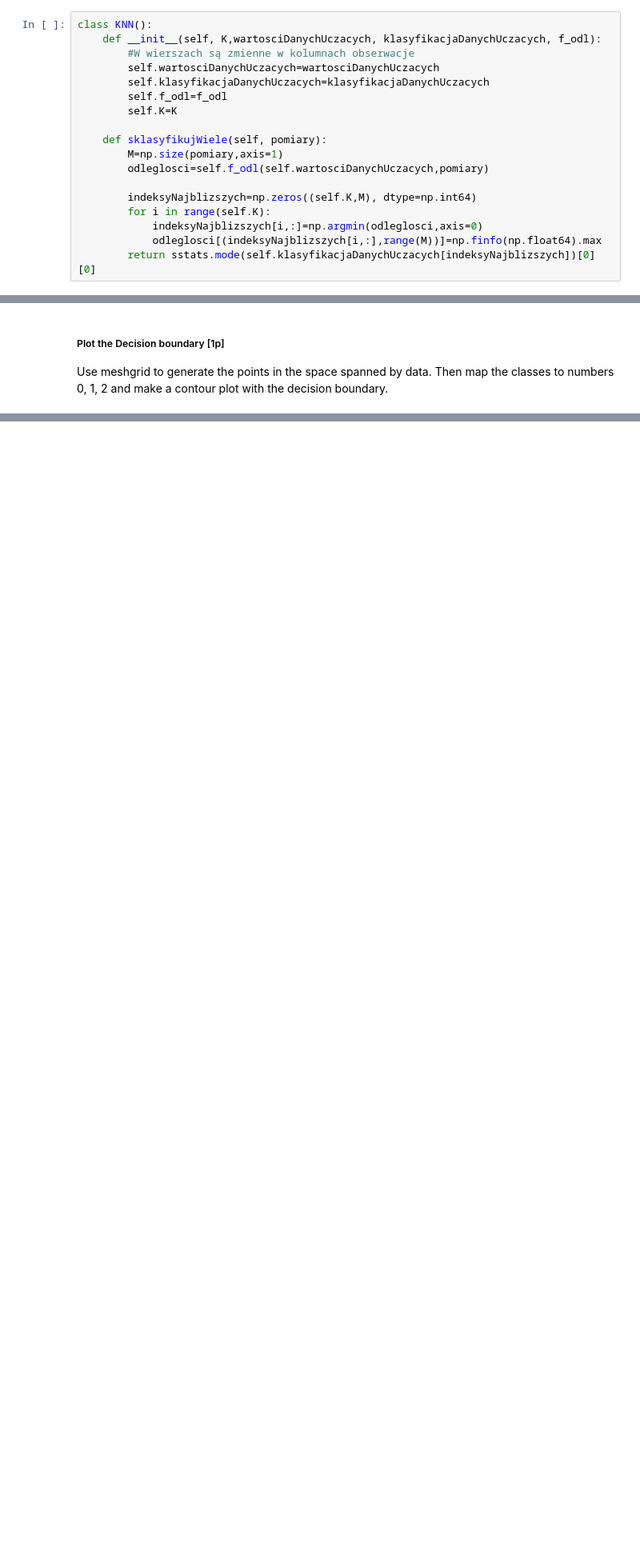
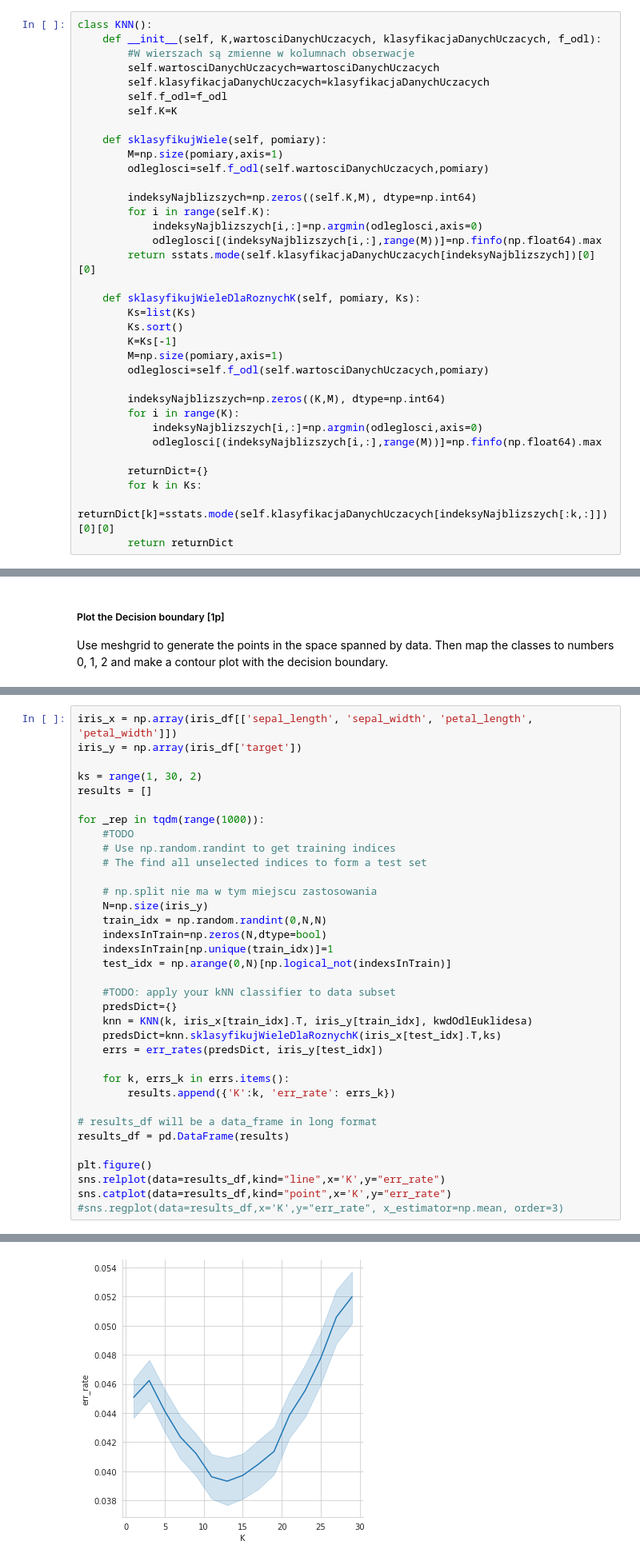
Before and after one commit to lekcyjna123/ml_uwr, a Jupyter notebook: assignment1/Assignment1.ipynb, the cells around one changed output, grey strips where cells are left out. Shown at 80% size. Saved outputs shown, nothing was run; the diff lists cells and outputs as text; blank space fills up the shorter version.

```diff
--- a/assignment1/Assignment1.ipynb
+++ b/assignment1/Assignment1.ipynb
@@ -366,6 +366,23 @@ class KNN():
             indeksyNajblizszych[i,:]=np.argmin(odleglosci,axis=0)
             odleglosci[(indeksyNajblizszych[i,:],range(M))]=np.finfo(np.float64).max
         return sstats.mode(self.klasyfikacjaDanychUczacych[indeksyNajblizszych])[0][0]
+
+    def sklasyfikujWieleDlaRoznychK(self, pomiary, Ks):
+        Ks=list(Ks)
+        Ks.sort()
+        K=Ks[-1]
+        M=np.size(pomiary,axis=1)
+        odleglosci=self.f_odl(self.wartosciDanychUczacych,pomiary)
+
+        indeksyNajblizszych=np.zeros((K,M), dtype=np.int64)
+        for i in range(K):
+            indeksyNajblizszych[i,:]=np.argmin(odleglosci,axis=0)
+            odleglosci[(indeksyNajblizszych[i,:],range(M))]=np.finfo(np.float64).max
+
+        returnDict={}
+        for k in Ks:
+             returnDict[k]=sstats.mode(self.klasyfikacjaDanychUczacych[indeksyNajblizszych[:k,:]])[0][0]
+        return returnDict
 # %%
 # Now classify the 4 unknown points
 iris_x = np.array(iris_df[['petal_length', 'petal_width']])
@@ -500,3 +517,39 @@ sns.regplot(data=results_df,x='K',y="err_rate", x_estimator=np.mean, order=3)
 <Figure size 432x288 with 0 Axes>
 [figure]
 [figure]
+# %%
+iris_x = np.array(iris_df[['sepal_length', 'sepal_width', 'petal_length', 'petal_width']])
+iris_y = np.array(iris_df['target'])
+
+ks = range(1, 30, 2)
+results = []
+
+for _rep in tqdm(range(1000)):
+    #TODO
+    # Use np.random.randint to get training indices
+    # The find all unselected indices to form a test set
+
+    # np.split nie ma w tym miejscu zastosowania
+    N=np.size(iris_y)
+    train_idx = np.random.randint(0,N,N)
+    indexsInTrain=np.zeros(N,dtype=bool)
+    indexsInTrain[np.unique(train_idx)]=1
+    test_idx = np.arange(0,N)[np.logical_not(indexsInTrain)]
+
+    #TODO: apply your kNN classifier to data subset
+    predsDict={}
+    knn = KNN(k, iris_x[train_idx].T, iris_y[train_idx], kwdOdlEuklidesa)
+    predsDict=knn.sklasyfikujWieleDlaRoznychK(iris_x[test_idx].T,ks)
+    errs = err_rates(predsDict, iris_y[test_idx])
+
+    for k, errs_k in errs.items():
+        results.append({'K':k, 'err_rate': errs_k})
+
+# results_df will be a data_frame in long format
+results_df = pd.DataFrame(results)
+
+plt.figure()
+sns.relplot(data=results_df,kind="line",x='K',y="err_rate")
+sns.catplot(data=results_df,kind="point",x='K',y="err_rate")
+#sns.regplot(data=results_df,x='K',y="err_rate", x_estimator=np.mean, order=3)
+# %% [output]
@@ -502,0 +558 @@ sns.regplot(data=results_df,x='K',y="err_rate", x_estimator=np.mean, order=3)
+[figure, added]
```
Also changed, not shown: parts of 18 cells of this notebook.
